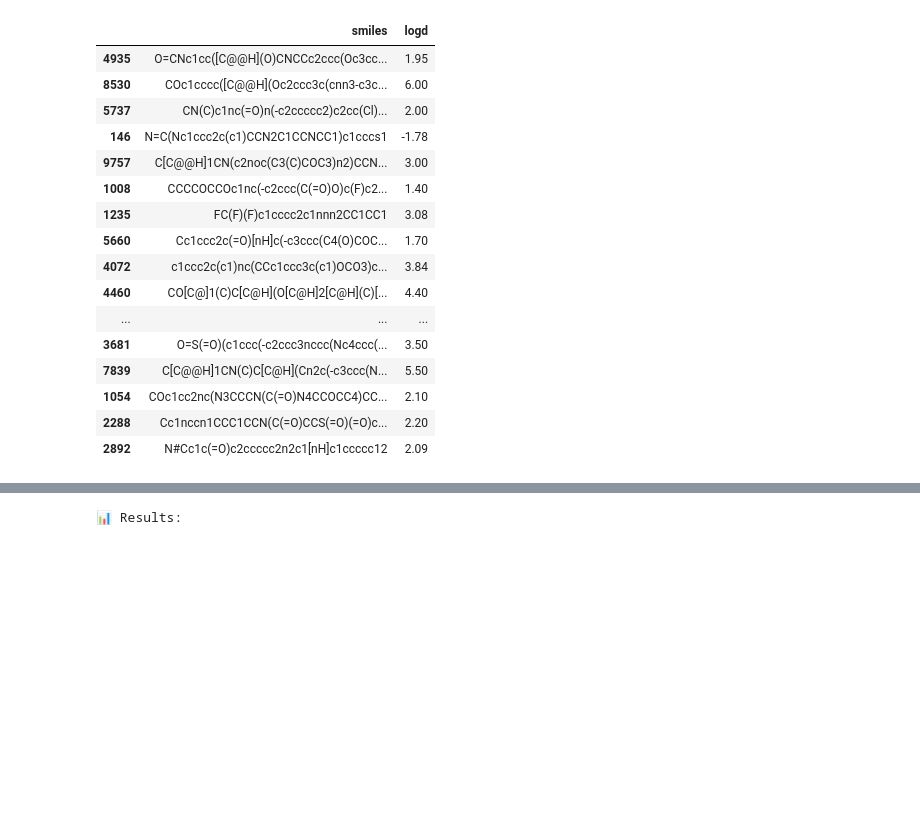
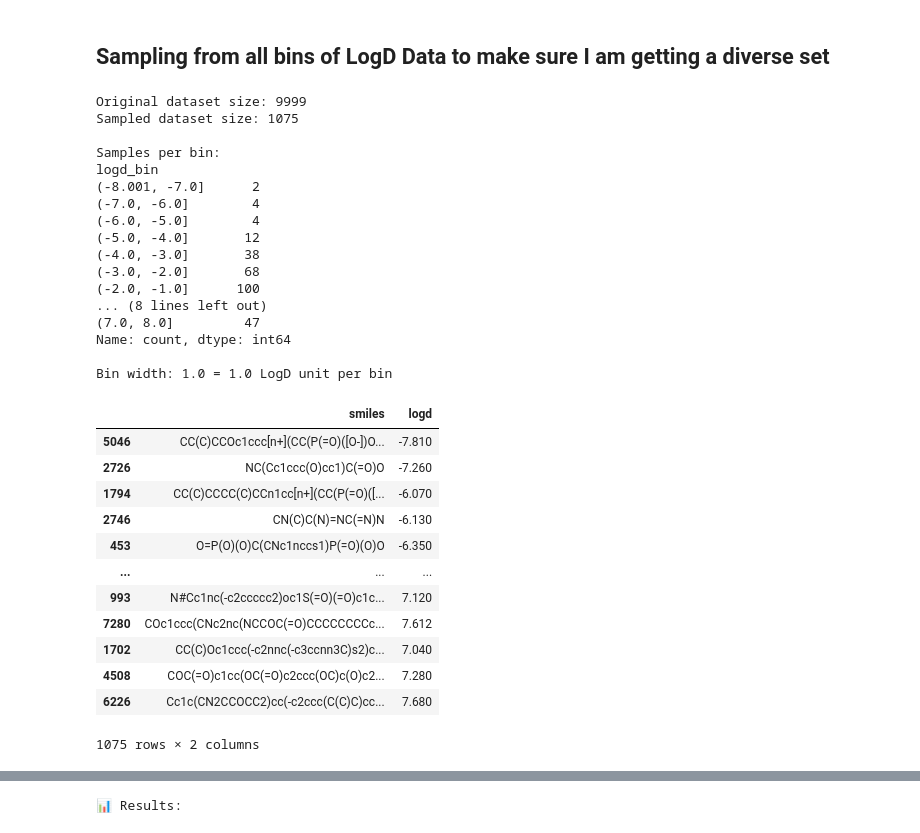
Before and after one commit to leelasd/GraphGen, a Jupyter notebook: bespokelabs-curator/learn-curator.ipynb, the cells around one changed output, grey strips where cells are left out. Cells and saved outputs as stored; diff of their text form; code cells hidden in the pictures; blank space fills up the shorter version.

```diff
--- a/bespokelabs-curator/learn-curator.ipynb
+++ b/bespokelabs-curator/learn-curator.ipynb
@@ -75,24 +76,61 @@ Consider factors like:
         }
 # %%
 df = pd.read_csv('/Users/ldodda/Documents/Codes/GraphGen/test_logd.csv')
+# %% [markdown]
+## Sampling from all bins of LogD Data to make sure I am getting a diverse set
+# %%
+# Create bins for logd values covering the full range -8 to +8
+import numpy as np
+
+# Create 16 bins from -8 to +8
+bins = np.linspace(-8, 8, 17)  # 17 edges create 16 bins
+df['logd_bin'] = pd.cut(df['logd'], bins=bins, include_lowest=True)
+
+# Sample from each bin (e.g., 20 samples per bin)
+samples_per_bin = 100
+sampled_df = df.groupby('logd_bin', observed=False, group_keys=False).apply(
+    lambda x: x.sample(min(len(x), samples_per_bin), random_state=42)
+)
+
+print(f"Original dataset size: {len(df)}")
+print(f"Sampled dataset size: {len(sampled_df)}")
+print("\nSamples per bin:")
+print(sampled_df['logd_bin'].value_counts().sort_index())
+print(f"\nBin width: {(8 - (-8))/16} = 1.0 LogD unit per bin")
+# %% [output]
+Original dataset size: 9999
+Sampled dataset size: 1075
+
+Samples per bin:
+logd_bin
+(-8.001, -7.0]      2
+(-7.0, -6.0]        4
+(-6.0, -5.0]        4
+(-5.0, -4.0]       12
+(-4.0, -3.0]       38
+(-3.0, -2.0]       68
+(-2.0, -1.0]      100
+... (8 lines left out)
+(7.0, 8.0]         47
+Name: count, dtype: int64
+
+Bin width: 1.0 = 1.0 LogD unit per bin
+# %%
+sampled_df.drop(columns=['logd_bin'], inplace=True)
 # %%
-df.sample(2000)
+sampled_df
 # %% [output]
 |  | smiles | logd |
-| 4935 | O=CNc1cc([C@@H](O)CNCCc2ccc(Oc3cc... | 1.95 |
-| 8530 | COc1cccc([C@@H](Oc2ccc3c(cnn3-c3c... | 6.00 |
-| 5737 | CN(C)c1nc(=O)n(-c2ccccc2)c2cc(Cl)... | 2.00 |
-| 146 | N=C(Nc1ccc2c(c1)CCN2C1CCNCC1)c1cccs1 | -1.78 |
-| 9757 | C[C@@H]1CN(c2noc(C3(C)COC3)n2)CCN... | 3.00 |
-| 1008 | CCCCOCCOc1nc(-c2ccc(C(=O)O)c(F)c2... | 1.40 |
-| 1235 | FC(F)(F)c1cccc2c1nnn2CC1CC1 | 3.08 |
-| 5660 | Cc1ccc2c(=O)[nH]c(-c3ccc(C4(O)COC... | 1.70 |
-| 4072 | c1ccc2c(c1)nc(CCc1ccc3c(c1)OCO3)c... | 3.84 |
-| 4460 | CO[C@]1(C)C[C@H](O[C@H]2[C@H](C)[... | 4.40 |
+| 5046 | CC(C)CCOc1ccc[n+](CC(P(=O)([O-])O... | -7.810 |
+| 2726 | NC(Cc1ccc(O)cc1)C(=O)O | -7.260 |
+| 1794 | CC(C)CCCC(C)CCn1cc[n+](CC(P(=O)([... | -6.070 |
+| 2746 | CN(C)C(N)=NC(=N)N | -6.130 |
+| 453 | O=P(O)(O)C(CNc1nccs1)P(=O)(O)O | -6.350 |
 | ... | ... | ... |
-| 3681 | O=S(=O)(c1ccc(-c2ccc3nccc(Nc4ccc(... | 3.50 |
-| 7839 | C[C@@H]1CN(C)C[C@H](Cn2c(-c3ccc(N... | 5.50 |
-| 1054 | COc1cc2nc(N3CCCN(C(=O)N4CCOCC4)CC... | 2.10 |
-| 2288 | Cc1nccn1CCC1CCN(C(=O)CCS(=O)(=O)c... | 2.20 |
-| 2892 | N#Cc1c(=O)c2ccccc2n2c1[nH]c1ccccc12 | 2.09 |
+| 993 | N#Cc1nc(-c2ccccc2)oc1S(=O)(=O)c1c... | 7.120 |
+| 7280 | COc1ccc(CNc2nc(NCCOC(=O)CCCCCCCCc... | 7.612 |
+| 1702 | CC(C)Oc1ccc(-c2nnc(-c3ccnn3C)s2)c... | 7.040 |
+| 4508 | COC(=O)c1cc(OC(=O)c2ccc(OC)c(O)c2... | 7.280 |
+| 6226 | Cc1c(CN2CCOCC2)cc(-c2ccc(C(C)C)cc... | 7.680 |
+1075 rows × 2 columns
 # %%
```
Also changed, not shown: parts of 18 cells of this notebook, 2 other files.
